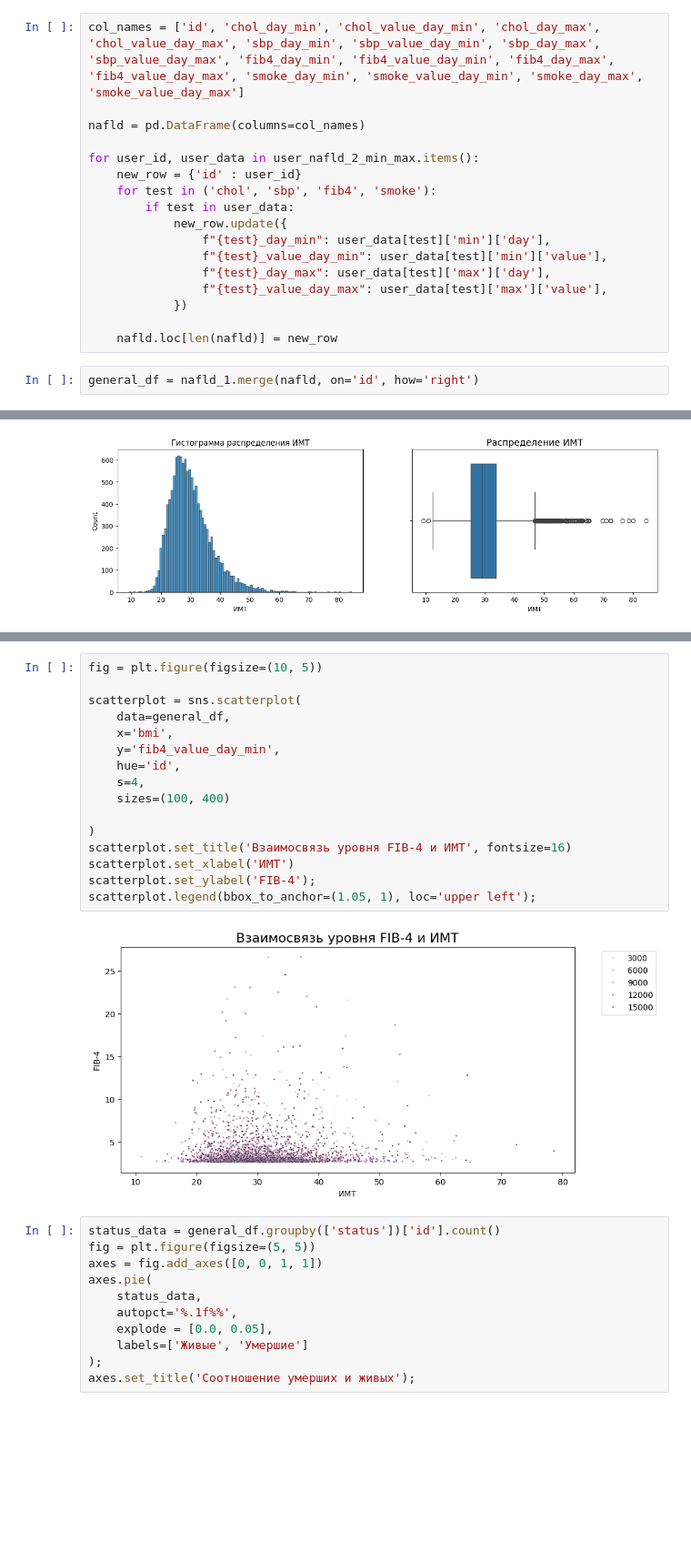
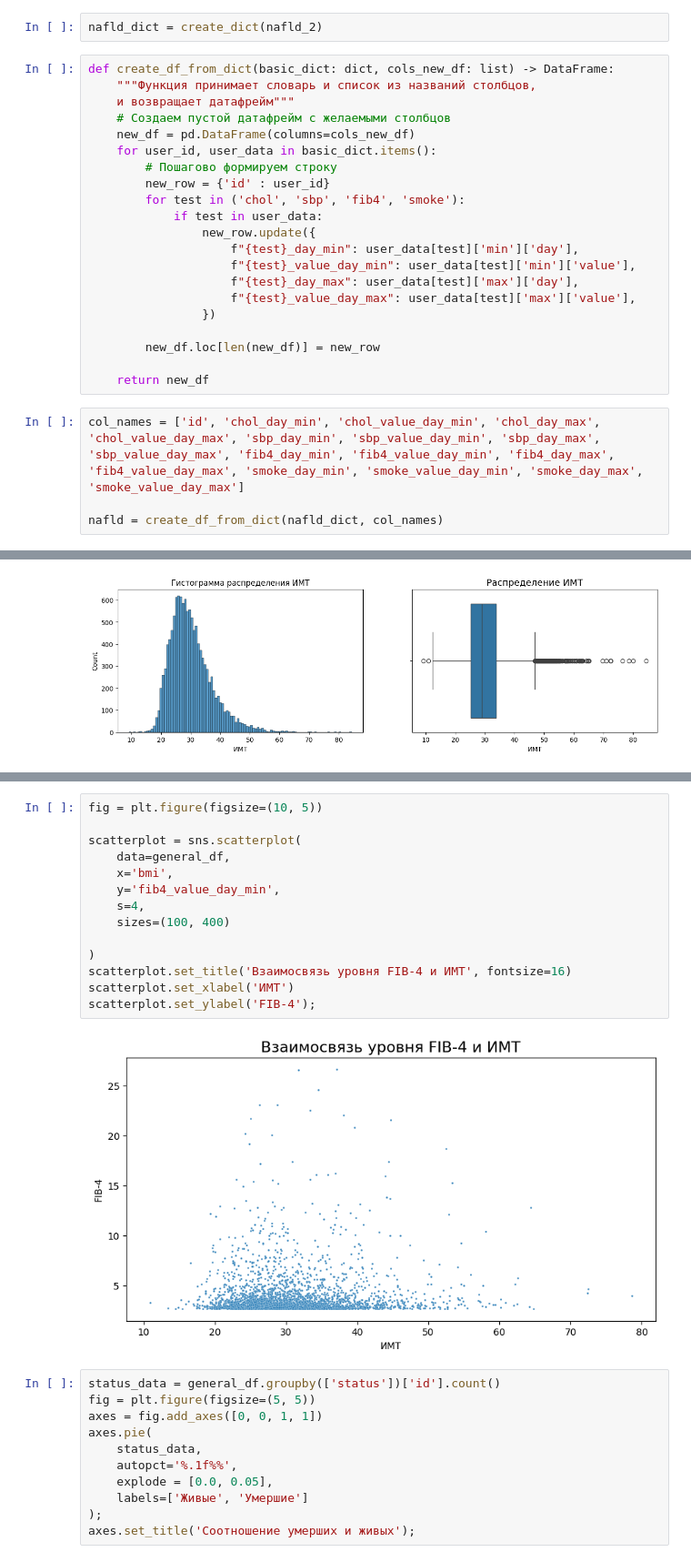
Before and after one commit to plitorak/NAFLD, a Jupyter notebook: main.ipynb, the cells around one changed output, grey strips where cells are left out. Shown at 91% size. Drawn from its saved outputs; the diff is of its cells as text; blank space fills up the shorter version.

```diff
--- a/main.ipynb
+++ b/main.ipynb
@@ -468,20 +413,28 @@ print(len(user_nafld_2_min_max.keys()))
+# %%
+nafld_dict = create_dict(nafld_2)
 # %%
-col_names = ['id', 'chol_day_min', 'chol_value_day_min', 'chol_day_max', 'chol_value_day_max', 'sbp_day_min', 'sbp_value_day_min', 'sbp_day_max', 'sbp_value_day_max', 'fib4_day_min', 'fib4_value_day_min', 'fib4_day_max', 'fib4_value_day_max', 'smoke_day_min', 'smoke_value_day_min', 'smoke_day_max', 'smoke_value_day_max']
+def create_df_from_dict(basic_dict: dict, cols_new_df: list) -> DataFrame:
+    """Функция принимает словарь и список из названий столбцов,
+    и возвращает датафрейм"""
+    # Создаем пустой датафрейм с желаемыми столбцов
+    new_df = pd.DataFrame(columns=cols_new_df)
+    for user_id, user_data in basic_dict.items():
+        # Пошагово формируем строку
+        new_row = {'id' : user_id}
+        for test in ('chol', 'sbp', 'fib4', 'smoke'):
+            if test in user_data:
+                new_row.update({
+                    f"{test}_day_min": user_data[test]['min']['day'],
+                    f"{test}_value_day_min": user_data[test]['min']['value'],
+                    f"{test}_day_max": user_data[test]['max']['day'],
+                    f"{test}_value_day_max": user_data[test]['max']['value'],
+                })
 
-nafld = pd.DataFrame(columns=col_names)
+        new_df.loc[len(new_df)] = new_row
 
-for user_id, user_data in user_nafld_2_min_max.items():
-    new_row = {'id' : user_id}
-    for test in ('chol', 'sbp', 'fib4', 'smoke'):
-        if test in user_data:
-            new_row.update({
-                f"{test}_day_min": user_data[test]['min']['day'],
-                f"{test}_value_day_min": user_data[test]['min']['value'],
-                f"{test}_day_max": user_data[test]['max']['day'],
-                f"{test}_value_day_max": user_data[test]['max']['value'],
-            })
-
-    nafld.loc[len(nafld)] = new_row
+    return new_df
 # %%
-general_df = nafld_1.merge(nafld, on='id', how='right')
+col_names = ['id', 'chol_day_min', 'chol_value_day_min', 'chol_day_max', 'chol_value_day_max', 'sbp_day_min', 'sbp_value_day_min', 'sbp_day_max', 'sbp_value_day_max', 'fib4_day_min', 'fib4_value_day_min', 'fib4_day_max', 'fib4_value_day_max', 'smoke_day_min', 'smoke_value_day_min', 'smoke_day_max', 'smoke_value_day_max']
+
+nafld = create_df_from_dict(nafld_dict, col_names)
 # %%
@@ -561,21 +536,19 @@ histplot.set_xlabel('ИМТ', fontsize=10);
 # %%
 fig = plt.figure(figsize=(10, 5))
 
 scatterplot = sns.scatterplot(
     data=general_df,
     x='bmi',
     y='fib4_value_day_min',
-    hue='id',
     s=4,
     sizes=(100, 400)
 
 )
 scatterplot.set_title('Взаимосвязь уровня FIB-4 и ИМТ', fontsize=16)
 scatterplot.set_xlabel('ИМТ')
 scatterplot.set_ylabel('FIB-4');
-scatterplot.legend(bbox_to_anchor=(1.05, 1), loc='upper left');
 # %% [output]
-[figure, old version]
+[figure, new version]
 # %%
 status_data = general_df.groupby(['status'])['id'].count()
 fig = plt.figure(figsize=(5, 5))
```
Also changed, not shown: parts of 36 cells of this notebook.
